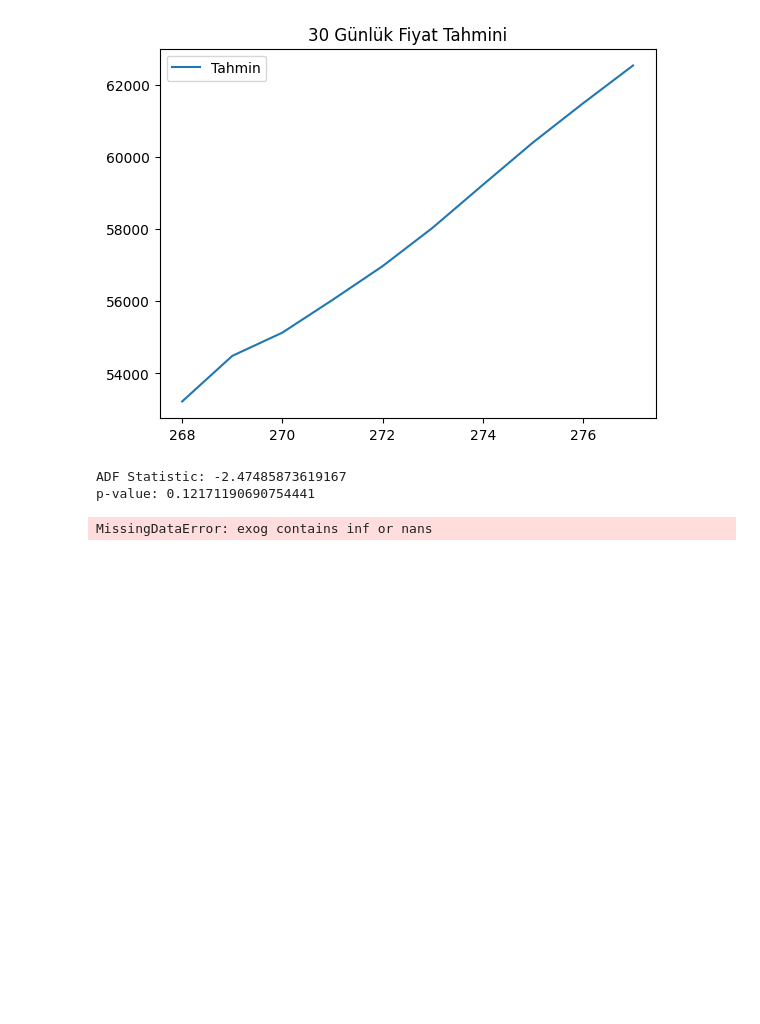
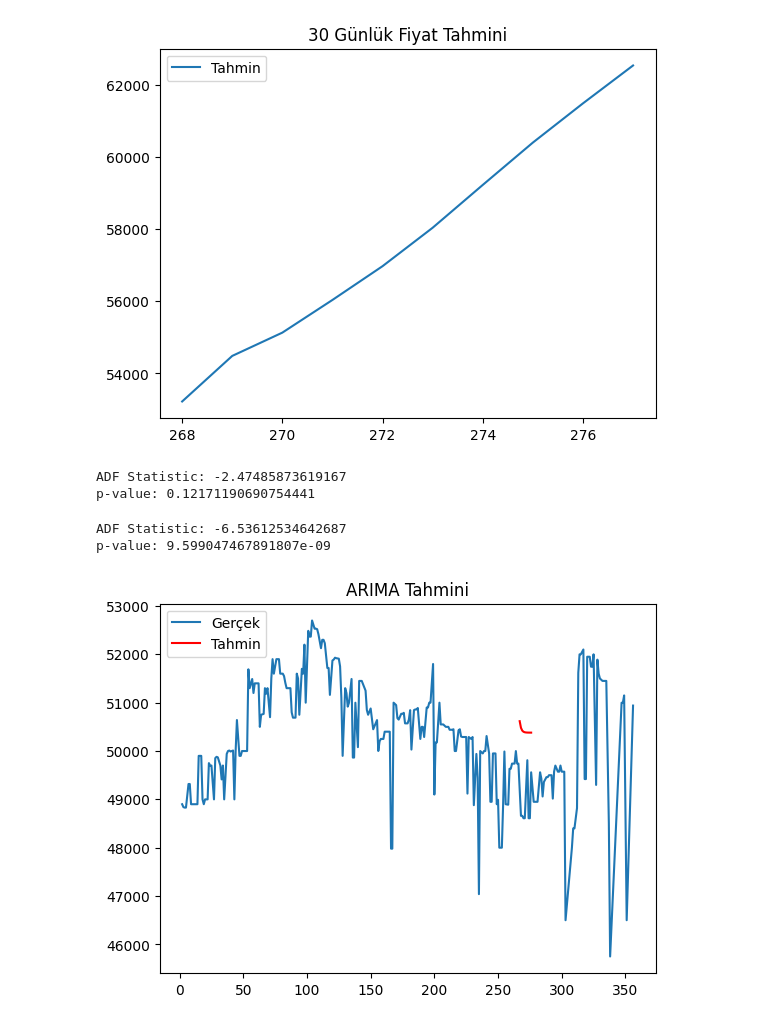
Before and after one commit to doganenes/AIBazaar, a Jupyter notebook: AI/utils/arima.ipynb, the cells around one changed output. Drawn from its saved outputs; the diff is of its cells as text; code cells hidden in the pictures; blank space fills up the shorter version.

Commit message:
update arima

```diff
--- a/AI/utils/arima.ipynb
+++ b/AI/utils/arima.ipynb
@@ -68,8 +68,27 @@ ADF Statistic: -2.47485873619167
 p-value: 0.12171190690754441
 # %%
 df['price_diff'] = df['Price'].diff().dropna()
-result = adfuller(df['price_diff'])  # Zaman serisi burada 'fiyat'
+df.dropna(subset=['price_diff'], inplace=True)
+from statsmodels.tsa.stattools import adfuller
+result = adfuller(df['price_diff'])
 print(f"ADF Statistic: {result[0]}")
 print(f"p-value: {result[1]}")
 # %% [output]
-MissingDataError: exog contains inf or nans
+ADF Statistic: -6.53612534642687
+p-value: 9.599047467891807e-09
+# %%
+from statsmodels.tsa.arima.model import ARIMA
+import matplotlib.pyplot as plt
+
+# Serin zaten varsa:
+model = ARIMA(df['Price'], order=(1, 1, 1))  # Tahmini değerler
+model_fit = model.fit()
+forecast = model_fit.forecast(steps=10)
+
+plt.plot(df['Price'], label='Gerçek')
+plt.plot(range(len(df), len(df)+10), forecast, label='Tahmin', color='red')
+plt.title('ARIMA Tahmini')
+plt.legend()
+plt.show()
+# %% [output]
+[figure, added]
```
Also changed, not shown: parts of 2 cells of this notebook.
